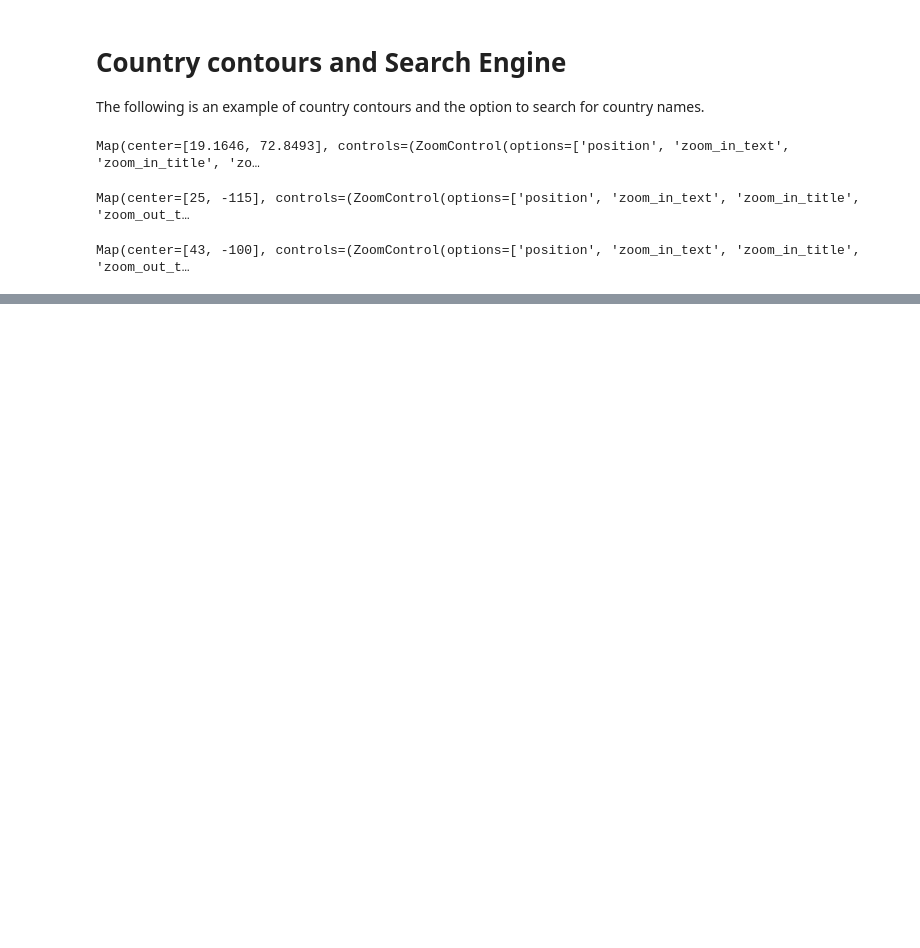
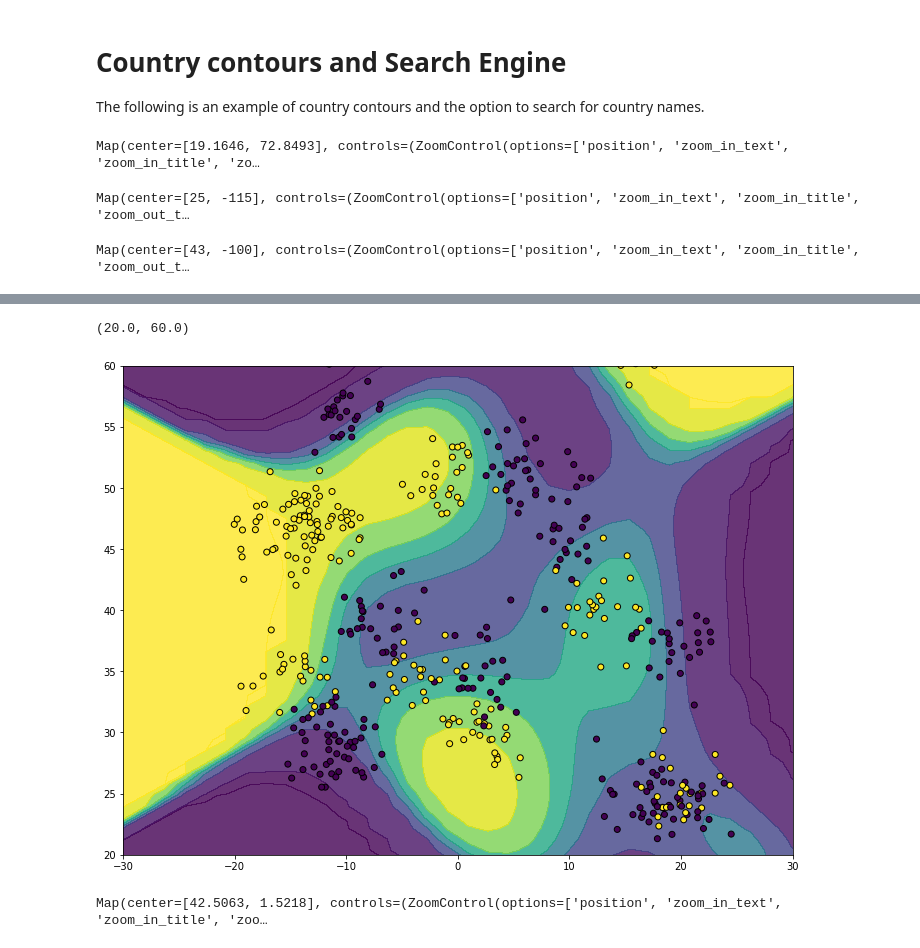
Before and after one commit to IntelligentSystemsLaboratory/Computer-Says-I-Dont-Know, a Jupyter notebook: Template.ipynb, the cells around one changed output, grey strips where cells are left out. Saved outputs shown, nothing was run; the diff lists cells and outputs as text; code cells hidden in the pictures; blank space fills up the shorter version.

```diff
--- a/Template.ipynb
+++ b/Template.ipynb
@@ -673,0 +764,56 @@ Map(center=[40.4637, -3.7492], controls=(ZoomControl(options=['position', 'zoom_
+# %%
+# Another option for interactive plots
+import mpld3
+mpld3.enable_notebook()
+fig, ax = plt.subplots(1, figsize=(12, 9))
+cs = ax.contourf(lonv, latv, probs[:,1].reshape(lonv.shape),
+                 [0, 0.000001, 0.0001, 0.1, 0.3, 0.5,
+                  0.7, 0.9, 0.9999, 0.999999, 1], alpha=0.8)
+ax.scatter(x[:,1], x[:,0], c=y, edgecolor='black')
+ax.set_xlim([-30, 30])
+ax.set_ylim([20, 60])
+# %% [output]
+(20.0, 60.0)
+[figure, added]
+# %%
+regions = {
+    "type": "FeatureCollection",
+    "features":[]
+}
+
+
+contour_list = []
+for collection in cs.collections:
+    contour_list.append([])
+    paths_list = collection.get_paths()
+    for path in paths_list:
+        contour_list[-1].append(path.vertices.tolist())
+
+colors = {str(i): i/(len(contour_list)) for i in range(len(contour_list))}
+
+# TODO It seems that polygons use the longitude first and latitude second
+
+for i, polygon_list in enumerate(contour_list):
+    for polygon in polygon_list:
+        regions["features"].append({
+                "type":"Feature",
+                "id":str(i),
+                "properties":{"name":"contours"},
+                "geometry":{
+                    "type":"Polygon",
+                    "coordinates": [polygon]
+                }
+            })
+
+layer = ipyleaflet.Choropleth(
+    geo_data=regions,
+    choro_data=colors,
+    colormap=linear.viridis,
+    border_color='black',
+    style={'fillOpacity': 0.5, 'dashArray': '5, 5'})
+
+m = Map(center=andorra_center, zoom=5)
+m.add_layer(layer)
+m
+# %% [output]
+Map(center=[42.5063, 1.5218], controls=(ZoomControl(options=['position', 'zoom_in_text', 'zoom_in_title', 'zoo…
```
Also changed, not shown: parts of 43 cells of this notebook.
